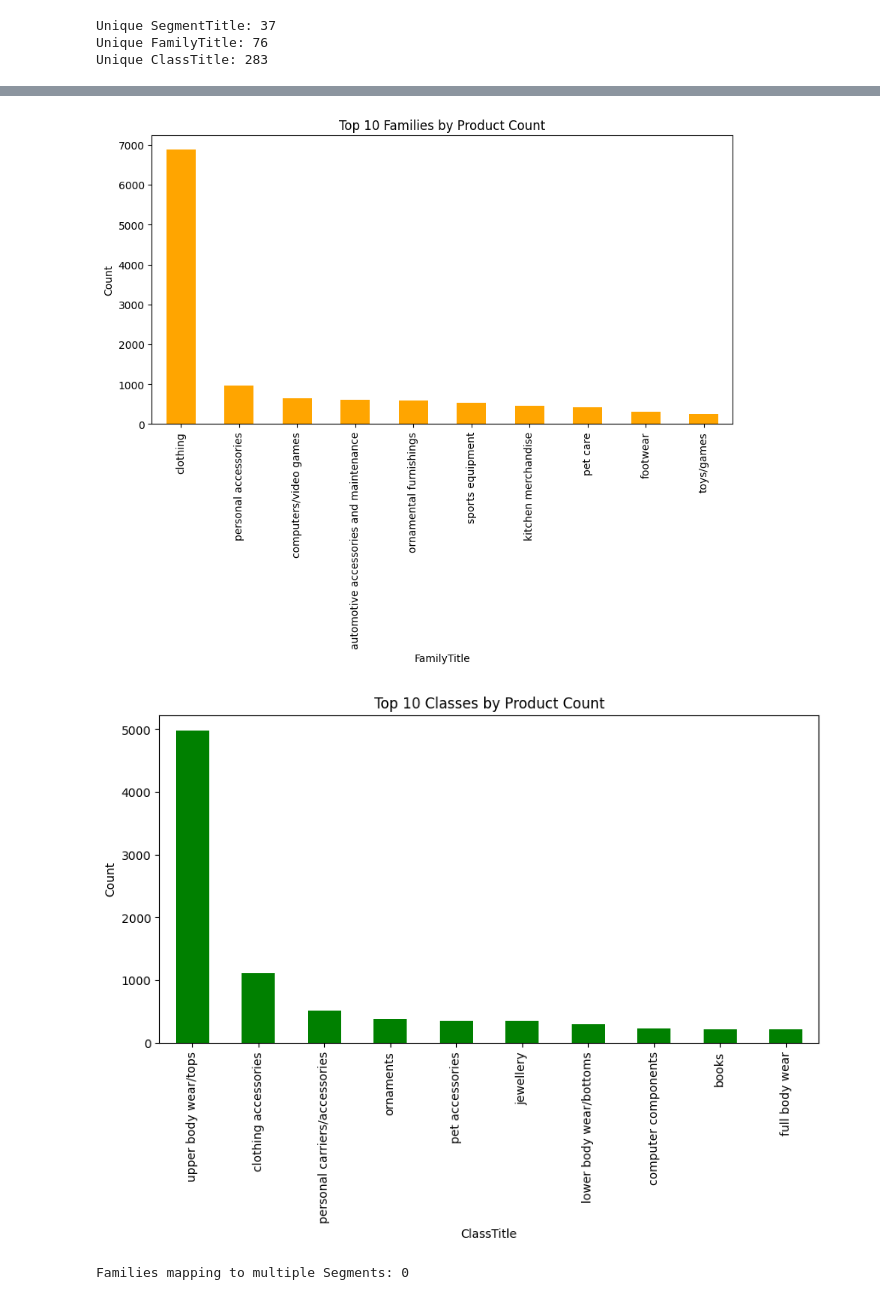
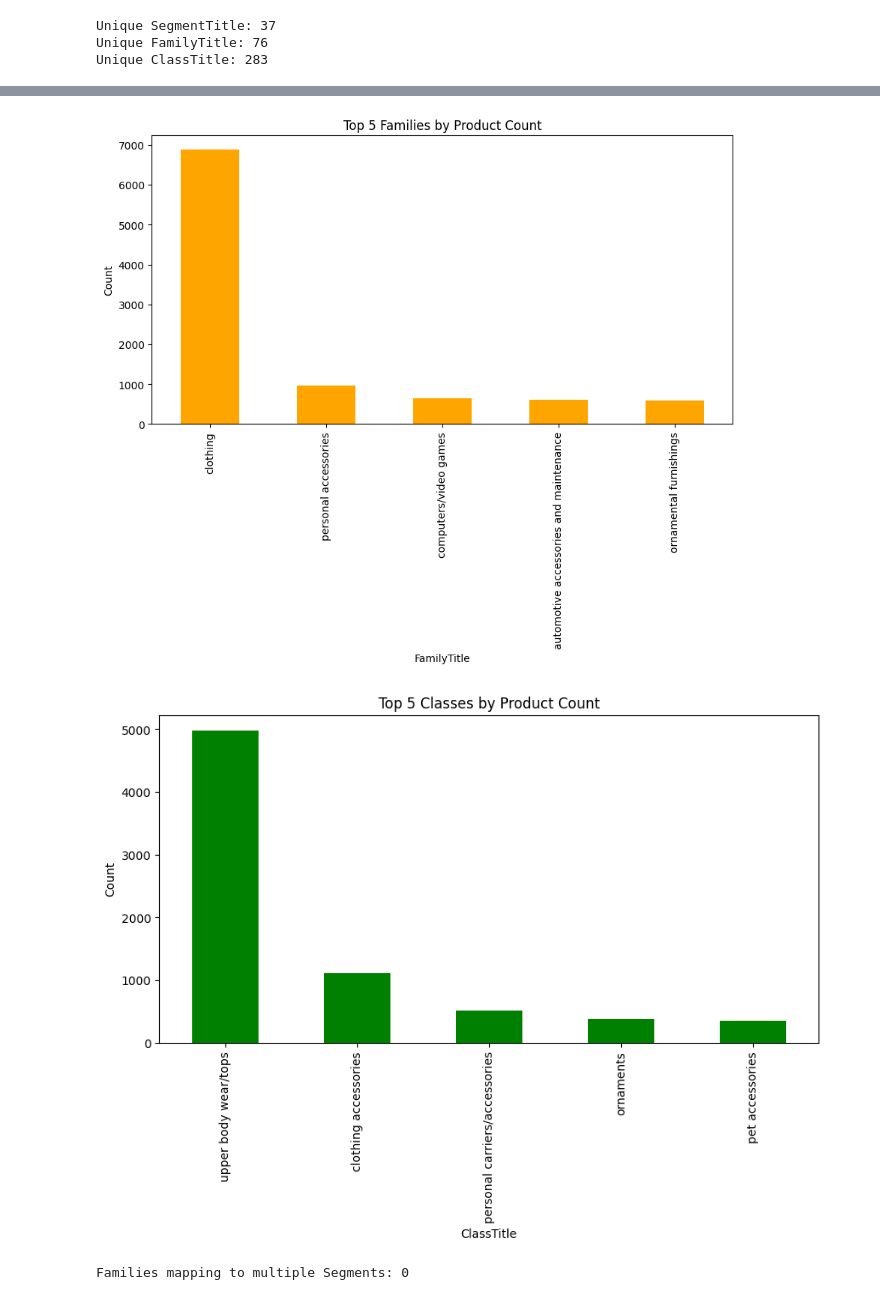
Before and after one commit to A11Veles/PC_Iter7, a Jupyter notebook: src/EDA.ipynb, the cells around one changed output, grey strips where cells are left out. Cells and saved outputs as stored; diff of their text form; code cells hidden in the pictures.

```diff
--- a/src/EDA.ipynb
+++ b/src/EDA.ipynb
@@ -60,19 +74,19 @@ plt.show()
 # %%
 plt.figure(figsize=(10,5))
-mwpd_df["FamilyTitle"].value_counts().head(10).plot(kind="bar", color="orange")
-plt.title("Top 10 Families by Product Count")
+mwpd_df["FamilyTitle"].value_counts().head(5).plot(kind="bar", color="orange")
+plt.title("Top 5 Families by Product Count")
 plt.ylabel("Count")
 plt.show()
 # %% [output]
-[figure, old version]
+[figure, new version]
 # %%
 plt.figure(figsize=(10,5))
-mwpd_df["ClassTitle"].value_counts().head(10).plot(kind="bar", color="green")
-plt.title("Top 10 Classes by Product Count")
+mwpd_df["ClassTitle"].value_counts().head(5).plot(kind="bar", color="green")
+plt.title("Top 5 Classes by Product Count")
 plt.ylabel("Count")
 plt.show()
 # %% [output]
-[figure, old version]
+[figure, new version]
 # %%
 seg_fam = mwpd_df.groupby("FamilyTitle")["SegmentTitle"].nunique()
 print("\nFamilies mapping to multiple Segments:", (seg_fam > 1).sum())
```
Also changed, not shown: parts of 50 cells of this notebook, 2 other files.
